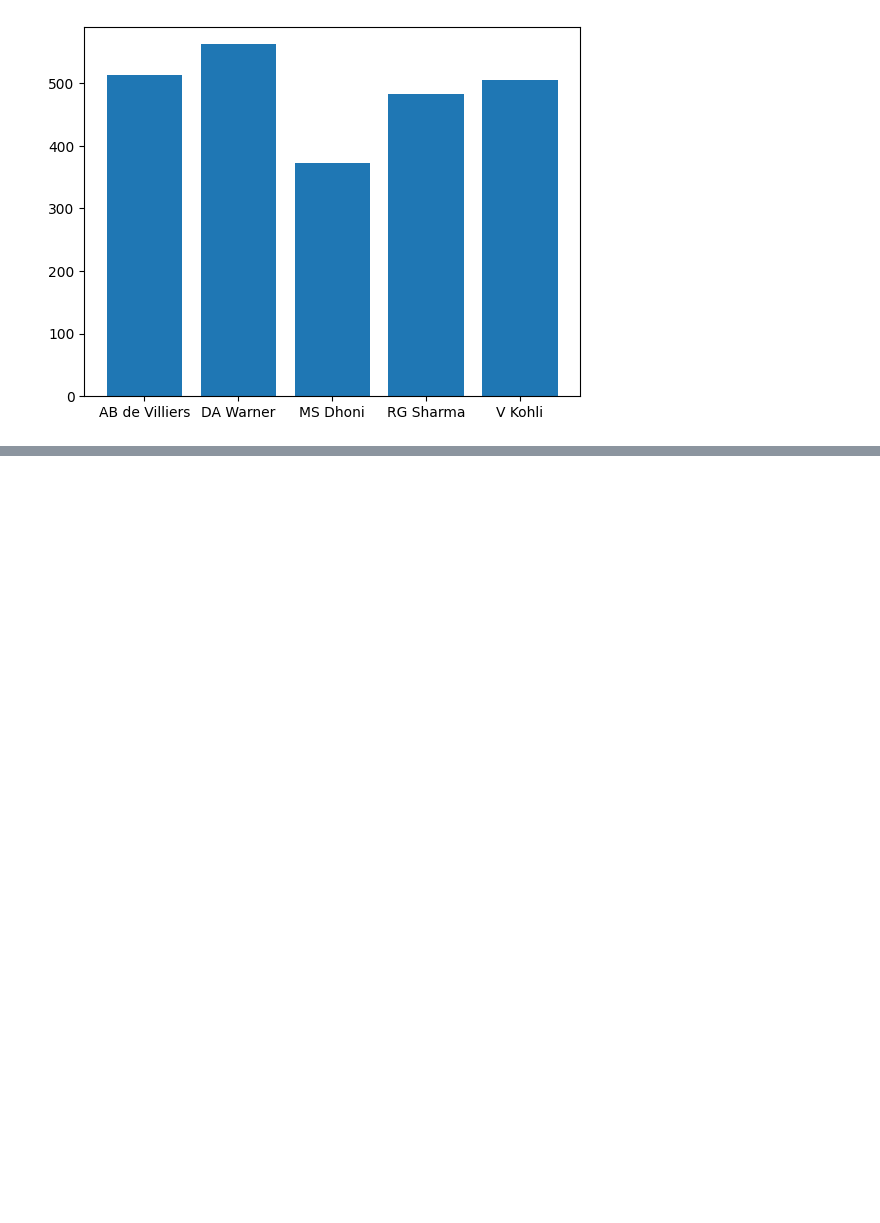
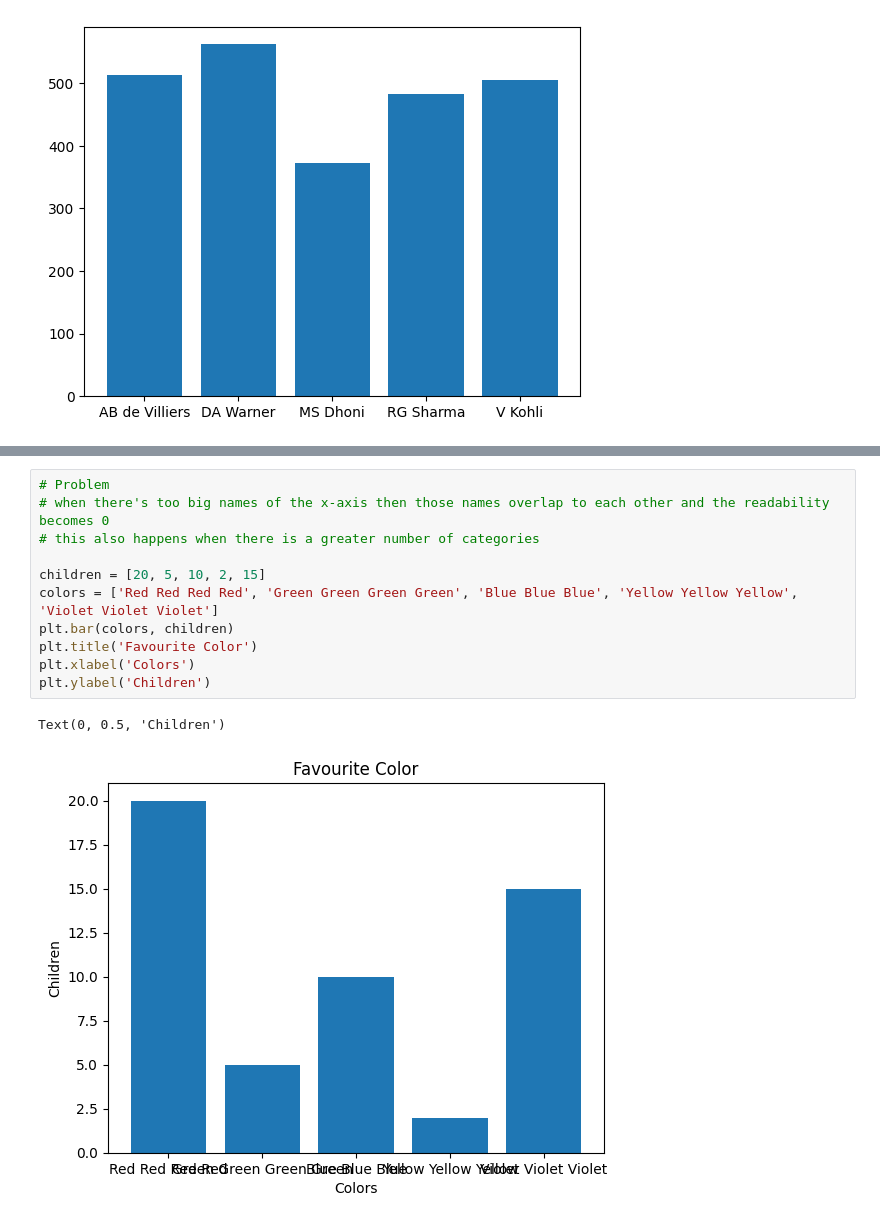
Before and after one commit to ChandanMalakar/MatPLotLib, a Jupyter notebook: Matplotlib.ipynb, the cells around one changed output, grey strips where cells are left out. Cells and saved outputs as stored; diff of their text form; blank space fills up the shorter version.

```diff
--- a/Matplotlib.ipynb
+++ b/Matplotlib.ipynb
@@ -347,0 +384,14 @@ plt.bar(df['batsman'], df['2015'])
+# %%
+# Problem
+# when there's too big names of the x-axis then those names overlap to each other and the readability becomes 0
+# this also happens when there is a greater number of categories
+
+children = [20, 5, 10, 2, 15]
+colors = ['Red Red Red Red', 'Green Green Green Green', 'Blue Blue Blue', 'Yellow Yellow Yellow', 'Violet Violet Violet']
+plt.bar(colors, children)
+plt.title('Favourite Color')
+plt.xlabel('Colors')
+plt.ylabel('Children')
+# %% [output]
+Text(0, 0.5, 'Children')
+[figure, added]
```
Also changed, not shown: parts of 25 cells of this notebook.
